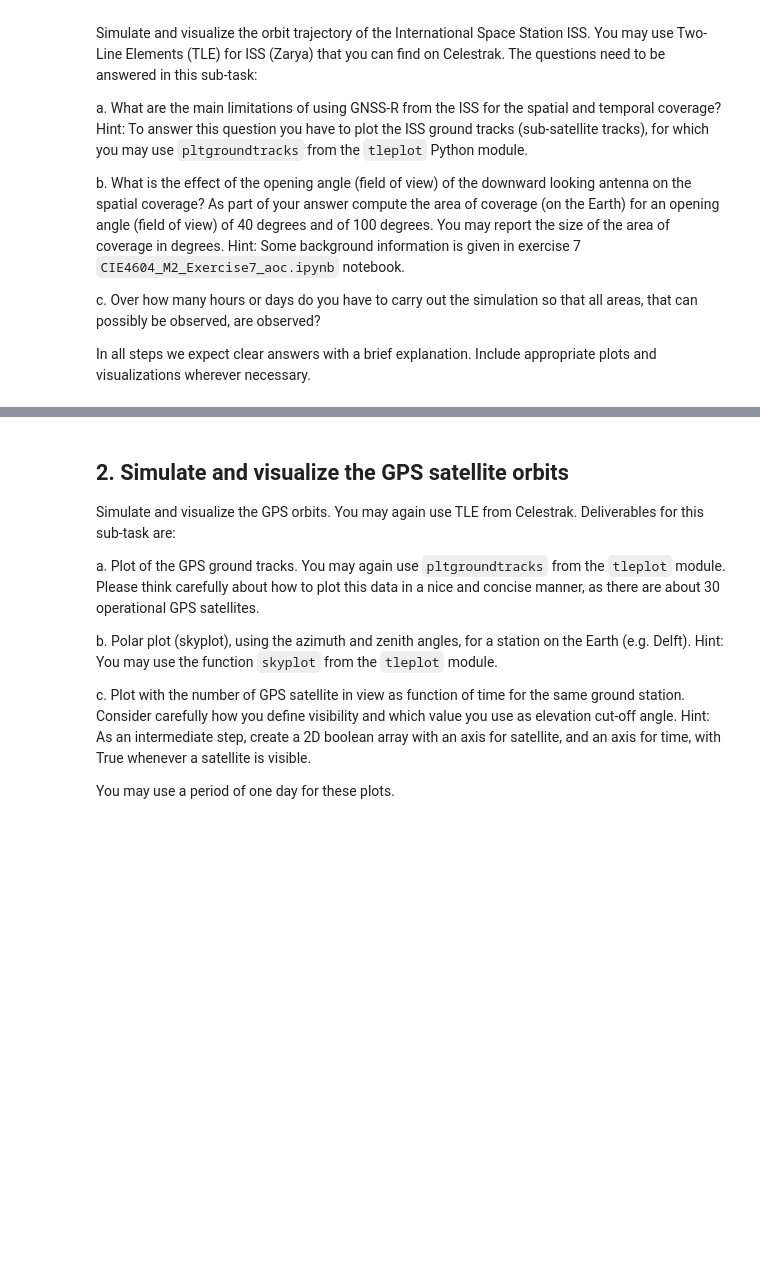
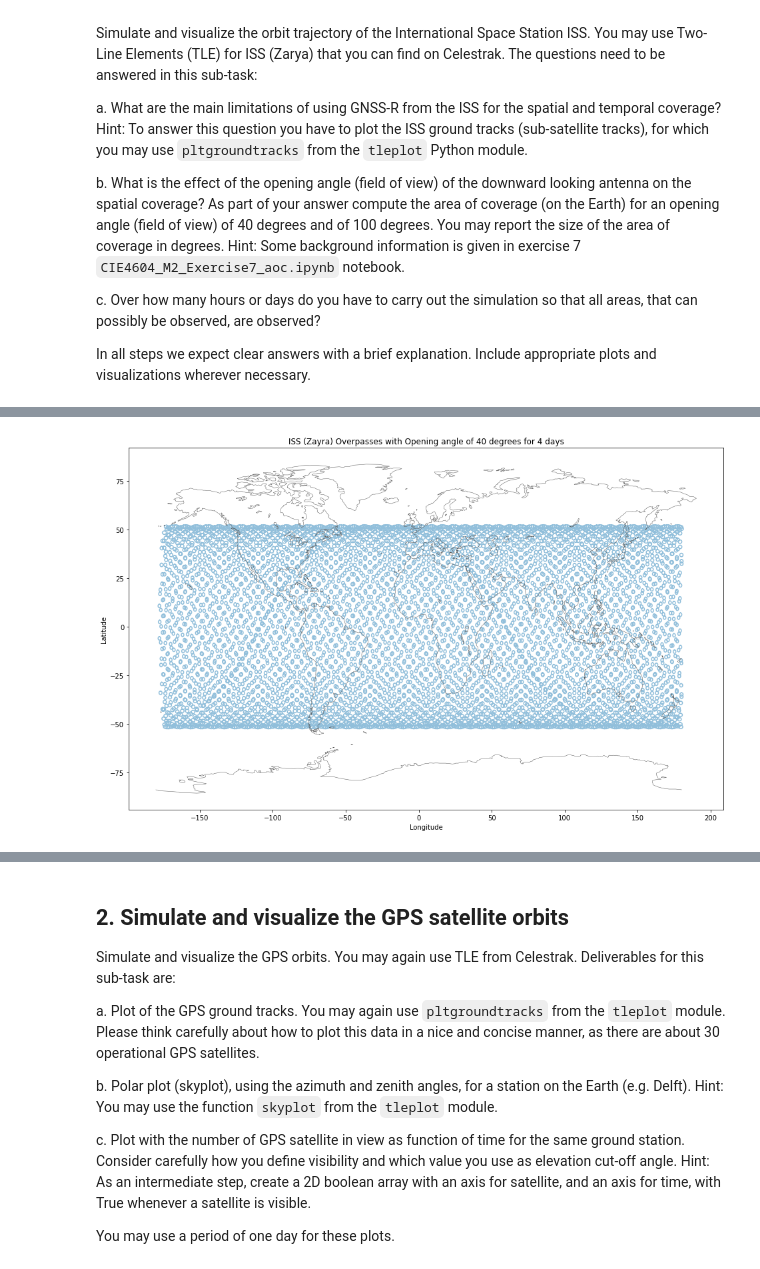
Before and after one commit to pratyush1611/CIE4604_Assignments, a Jupyter notebook: Assignment2/Assignment2.ipynb, the cells around one changed output, grey strips where cells are left out. Drawn from its saved outputs; the diff is of its cells as text; code cells hidden in the pictures; blank space fills up the shorter version.

```diff
--- a/Assignment2/Assignment2.ipynb
+++ b/Assignment2/Assignment2.ipynb
@@ -107,0 +107,97 @@ vsate [[ 5141.72752362 -3929.78304922 -3491.15623145]
+# %%
+def scircle1(lat0,lon0,theta):
+
+    slat0 = np.sin(np.deg2rad(lat0))
+    clat0 = np.cos(np.deg2rad(lat0))
+
+    stheta = np.sin(np.deg2rad(theta))
+    ctheta= np.cos(np.deg2rad(theta))
+
+    alpha = np.deg2rad( np.arange(0,360,10) )
+
+    lat = np.arctan2( slat0*ctheta + clat0*stheta*np.cos(alpha) ,
+         np.sqrt( (clat0*ctheta - slat0*stheta*np.cos(alpha))**2 + (stheta *np.sin(alpha))**2 ))
+    dlon = np.arctan2( stheta * np.sin(alpha) , clat0*ctheta - slat0*stheta*np.cos(alpha) )
+
+    lat = np.rad2deg(lat)
+    lon = lon0 + np.rad2deg(dlon)
+
+    return lat, lon
+# %%
+# 1.b
+no_days = 4
+t = tle.tledatenum(['2021-11-29 18:39', 24*60*no_days, 1])
+xsat_iss, vsat_iss = tle.tle2vec(tleERS, t, 0) # adapted from exercise 2
+xsate_iss, vsate_iss = crs.eci2ecef(t, xsat_iss, vsat_iss) # adapted from exercise 2
+
+
+# from tleplot, line 1133,1134
+lsat = np.arctan2(xsate_iss[:,1], xsate_iss[:,0]) * 180 / np.pi
+dsat = np.arctan(xsate_iss[:,2] / np.sqrt(xsate_iss[:,1]**2 + xsate_iss[:,0]**2) )  * 180 / np.pi
+
+
+# masking from tleplot.py lines 1140 to 1143
+lsatmask, dsatmask = np.ma.array(lsat), np.ma.array(dsat)
+
+lsatmask[np.hstack([False,np.abs(np.diff(lsat)) > 180])] = np.ma.masked
+dsatmask[np.hstack([False,np.abs(np.diff(dsat)) > 90])] = np.ma.masked
+
+Re = 6378136 # radius of earth in metres
+
+r = np.sqrt(np.sum(xsate_iss**2, axis=1)) # satetlite radius
+
+# initialize empty arrays
+theta_40, theta_100 = np.zeros_like(lsatmask), np.zeros_like(lsatmask)
+
+# off-nadir angles converted to radians using np
+n_40 = np.deg2rad(40)/2
+n_100 = np.deg2rad(100)/2
+
+# theta for each position, from exercise 7: theta = np.rad2deg( np.arcsin( r/Re * np.sin(np.deg2rad(eta)) )) - eta
+# note that the theta obtained finally are in degrees
+theta_40 =  np.rad2deg(np.arcsin( (r/Re) * np.sin(n_40 ) - n_40  ))
+theta_100 = np.rad2deg(np.arcsin( (r/Re) * np.sin(n_100) - n_100 ))
+
+
+# ///////////// PLOT FOR 40 deg Opening
+# for 40 deg
+plt.figure(figsize=(16,10))
+
+maxlat_40=-3000
+for lat,lon,theta in zip(dsatmask, lsatmask,theta_40):
+    lat_sCirc, lon_sCirc = scircle1(lat,lon,theta)
+    if max(lat_sCirc) > maxlat_40: maxlat_40 = max(lat_sCirc)
+    plt.plot(lon_sCirc, lat_sCirc, color='#91bfdb',)
+
+plt.title(f'ISS (Zayra) Overpasses with Opening angle of 40 degrees for {no_days} days')
+
+coast = loadmat("coast.mat")
+plt.plot(coast["long"], coast["lat"], color=(0.35, 0.35, 0.35), linewidth=0.5)
+
+plt.xlabel("Longitude");
+plt.ylabel("Latitude");
+plt.show();
+
+# ///////////// PLOT FOR 100 deg Opening
+# for 100 deg
+plt.figure(figsize=(16,10))
+
+maxlat_100=-3000
+for lat,lon,theta in zip(dsatmask, lsatmask,theta_100):
+    lat_sCirc, lon_sCirc = scircle1(lat,lon,theta)
+    if max(lat_sCirc) > maxlat_100: maxlat_100 = max(lat_sCirc)
+    plt.plot(lon_sCirc, lat_sCirc, color='#f0027f', linewidth=0.6)
+
+plt.title(f'ISS (Zayra) Overpasses with Opening angle of 100 degrees for {no_days} days')
+
+coast = loadmat("coast.mat")
+plt.plot(coast["long"], coast["lat"], color=(0.35, 0.35, 0.35), linewidth=0.5)
+
+plt.xlabel("Longitude");
+plt.ylabel("Latitude");
+plt.show();
+
+
+print(f'maxlat for 40 is: {maxlat_40} and for 100 is {maxlat_100}')
+# %% [output]
+[figure, added]
```
Also changed, not shown: parts of 32 cells of this notebook, 6 other files.
